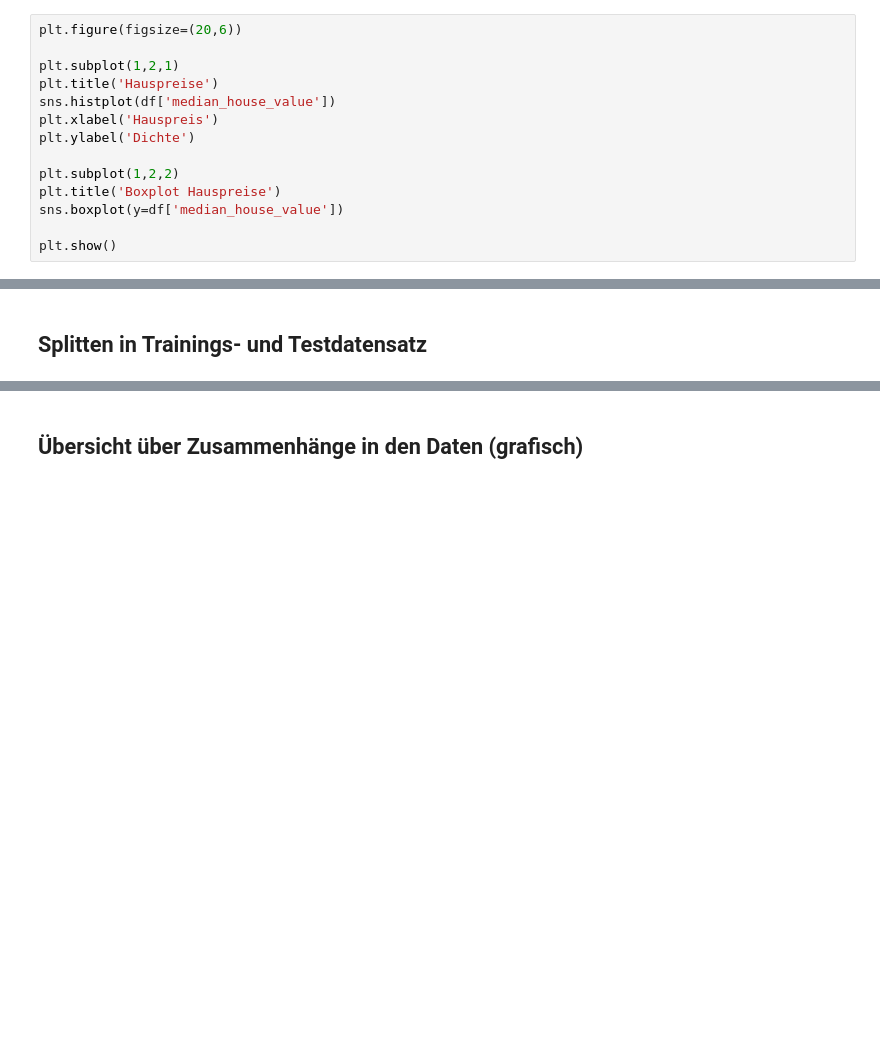
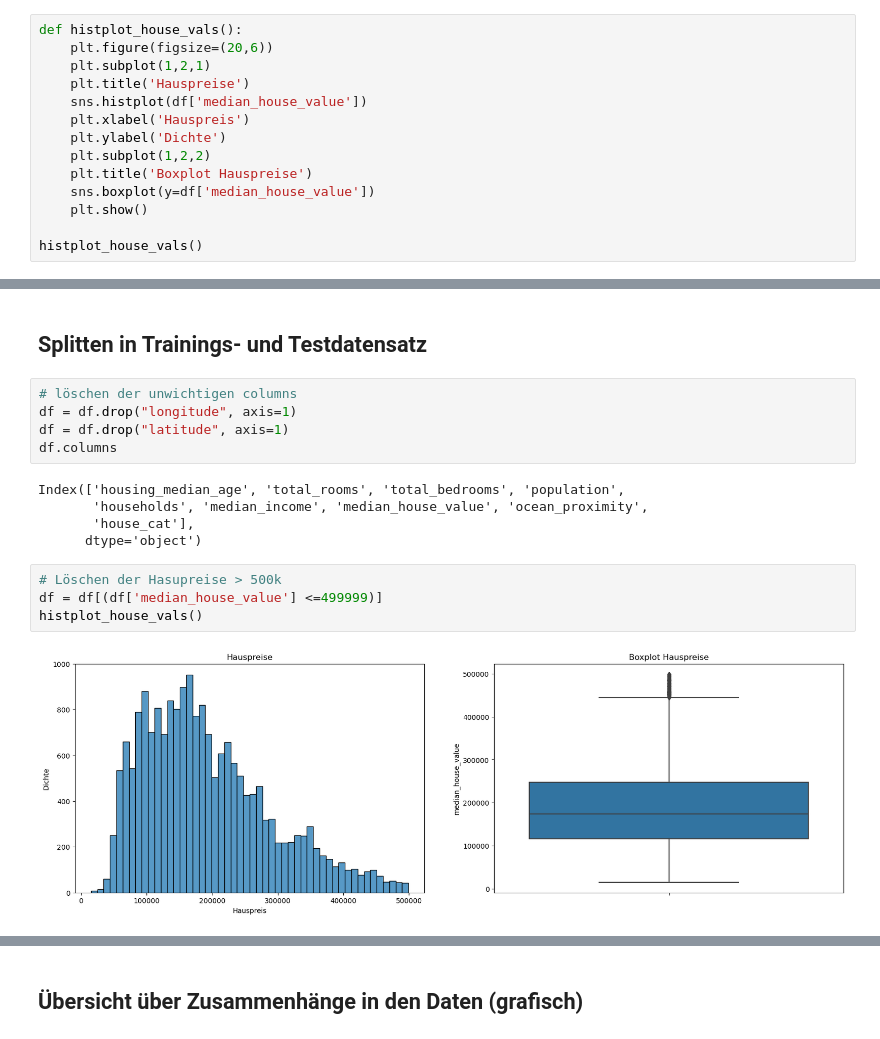
Before and after one commit to laetusFlow/housingCali, a Jupyter notebook: housing_task.ipynb, the cells around one changed output, grey strips where cells are left out. Saved outputs shown, nothing was run; the diff lists cells and outputs as text; blank space fills up the shorter version.

```diff
--- a/housing_task.ipynb
+++ b/housing_task.ipynb
@@ -115,19 +96,19 @@ df.describe()
 | 75% | -118.010000 | 37.720000 | 37.000000 | 3143.000000 | 647.000000 | 1722.000000 | 604.000000 | ... |
 | max | -114.310000 | 41.950000 | 52.000000 | 39320.000000 | 6445.000000 | 35682.000000 | 6082.000000 | ... |
 # %%
-plt.figure(figsize=(20,6))
+def histplot_house_vals():
+    plt.figure(figsize=(20,6))
+    plt.subplot(1,2,1)
+    plt.title('Hauspreise')
+    sns.histplot(df['median_house_value'])
+    plt.xlabel('Hauspreis')
+    plt.ylabel('Dichte')
+    plt.subplot(1,2,2)
+    plt.title('Boxplot Hauspreise')
+    sns.boxplot(y=df['median_house_value'])
+    plt.show()
 
-plt.subplot(1,2,1)
-plt.title('Hauspreise')
-sns.histplot(df['median_house_value'])
-plt.xlabel('Hauspreis')
-plt.ylabel('Dichte')
-
-plt.subplot(1,2,2)
-plt.title('Boxplot Hauspreise')
-sns.boxplot(y=df['median_house_value'])
-
-plt.show()
+histplot_house_vals()
 # %% [output]
 [figure]
 # %%
@@ -173,2 +164,18 @@ plt.show()
 # %% [markdown]
 ## Splitten in Trainings- und Testdatensatz
+# %%
+# löschen der unwichtigen columns
+df = df.drop("longitude", axis=1)
+df = df.drop("latitude", axis=1)
+df.columns
+# %% [output]
+Index(['housing_median_age', 'total_rooms', 'total_bedrooms', 'population',
+       'households', 'median_income', 'median_house_value', 'ocean_proximity',
+       'house_cat'],
+      dtype='object')
+# %%
+# Löschen der Hasupreise > 500k
+df = df[(df['median_house_value'] <=499999)]
+histplot_house_vals()
+# %% [output]
+[figure, added]
```
Also changed, not shown: parts of 30 cells of this notebook, 2 other files.
